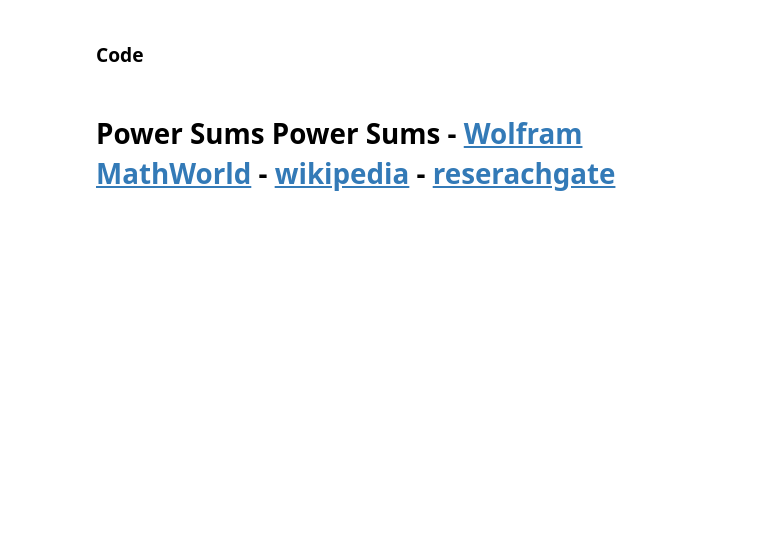
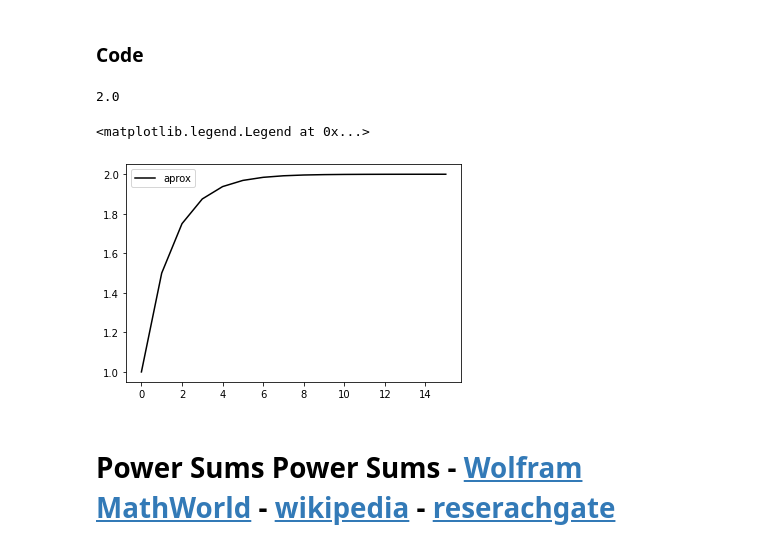
Before and after one commit to Adrian-ACI/MetNumUN2021II, a Jupyter notebook: Lab8/Grupo3ArithmeticSeriesGeometricSeriesPowerSums.ipynb, the cells around one changed output. Cells and saved outputs as stored; diff of their text form; code cells hidden in the pictures; blank space fills up the shorter version.

```diff
--- a/Lab8/Grupo3ArithmeticSeriesGeometricSeriesPowerSums.ipynb
+++ b/Lab8/Grupo3ArithmeticSeriesGeometricSeriesPowerSums.ipynb
@@ -305,5 +357,30 @@ $$
 $$
 # %% [markdown]
 ### Code
+# %%
+S_n = 0
+
+for i in range(100):
+    S_n += (1/2)**(i)
+print(S_n)
+# %% [output]
+2.0
+# %%
+n = 100
+S_n_a = []
+S_n_b = []
+
+for i in range (1, n):
+  S_n_a.append(((1-((1/2)**i))/(1-(1/2))))
+  S_n_b.append(i)
+
+S_n = ((1-((1/2)**n))/(1-(1/2)))
+print(''.format(S_n, n))
+
+plt.plot(S_n_a[:16], color='black',label='aprox')
+plt.legend()
+# %% [output]
+<matplotlib.legend.Legend at 0x...>
+[figure, added]
 # %% [markdown]
 # Power Sums Power Sums - [Wolfram MathWorld](https://mathworld.wolfram.com/PowerSum.html) - [wikipedia](https://en.wikipedia.org/wiki/Sums_of_powers) - [reserachgate](https://www.researchgate.net/publication/331933608_The_Powers_Sums_Bernoulli_Numbers_Bernoulli_Polynomials_Rethinked)
```
Also changed, not shown: parts of 9 cells of this notebook.
